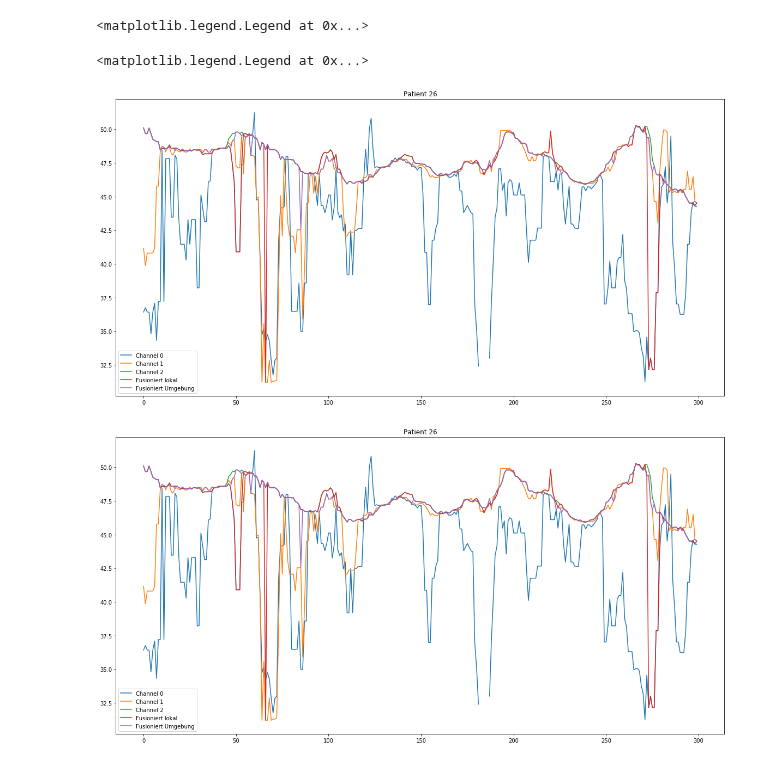
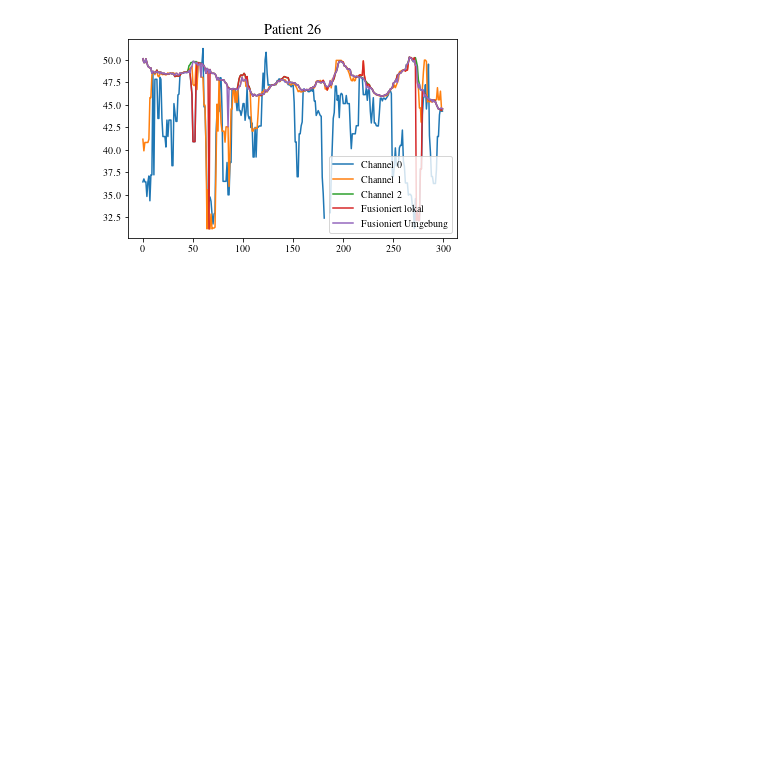
Before and after one commit to Zianor/Bachelorarbeit, a Jupyter notebook: Implementation/src/notebooks/ecg.ipynb, the cells around one changed output. Drawn from its saved outputs; the diff is of its cells as text; code cells hidden in the pictures; blank space fills up the shorter version.

Commit message:
feat: improved plots

```diff
--- a/Implementation/src/notebooks/ecg.ipynb
+++ b/Implementation/src/notebooks/ecg.ipynb
@@ -6,6 +6,11 @@ import os
 import numpy as np
 import matplotlib.pyplot as plt
 from data_preparation import Data
+
+plt.rcParams.update(utils.get_plt_settings())
+plt.rcParams.update({"legend.loc": 'lower right'})
+
+save=True
 # %%
 # signals, signal_headers, header = highlevel.read_edf(utils.get_ecg_path(), 'ecg_23.EDF')
 
@@ -99,18 +104,17 @@ for i in range(0, (int(np.trunc(patient_ecg.length)) * patient_ecg.sample_rate),
         hr_lowest_std[0, int(i/1000)] = np.nan
         hr_fusion[0, int(i/1000)] = np.nan
 # %%
-plt.figure(figsize=(20,10))
+plt.figure(figsize=utils.get_plt_big_size())
 for channel in range(3):
     plt.plot(hr_singles[channel, 30000:30300], label="Channel " + str(channel))
 plt.plot(hr_lowest_std[0, 30000:30300], label="Fusioniert lokal")
 plt.plot(hr_fusion[0, 30000:30300], label="Fusioniert Umgebung")
 plt.title("Patient 26")
 plt.legend()
+if save:
+    plt.savefig(os.path.join(utils.get_thesis_pic_path(),'ecg-patient-26.pdf'), transparent=True, bbox_inches='tight', dpi=300)
 # %% [output]
-<matplotlib.legend.Legend at 0x...>
-<matplotlib.legend.Legend at 0x...>
-[figure, old version]
+[figure, new version]
-[figure, removed]
 # %%
 patient_ecg = data.data_series['35'].ecg
 hr_singles = np.zeros(shape=(3, int(np.trunc(patient_ecg.length))))
```
Also changed, not shown: parts of 4 cells of this notebook, 2 other files.
